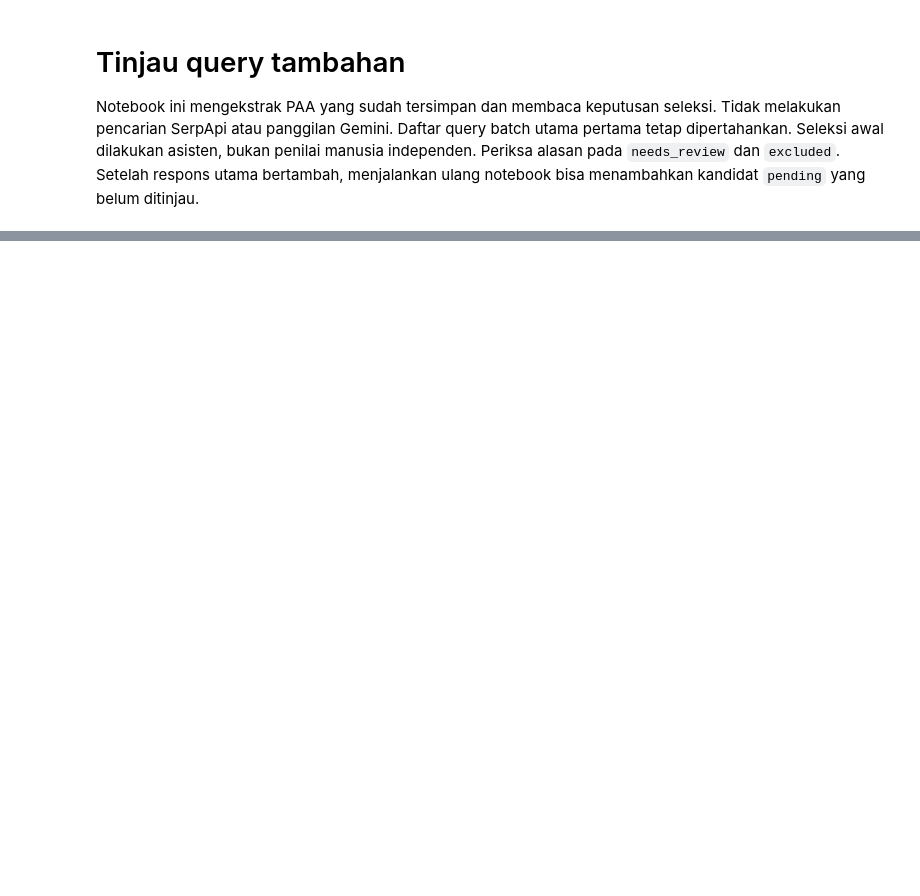
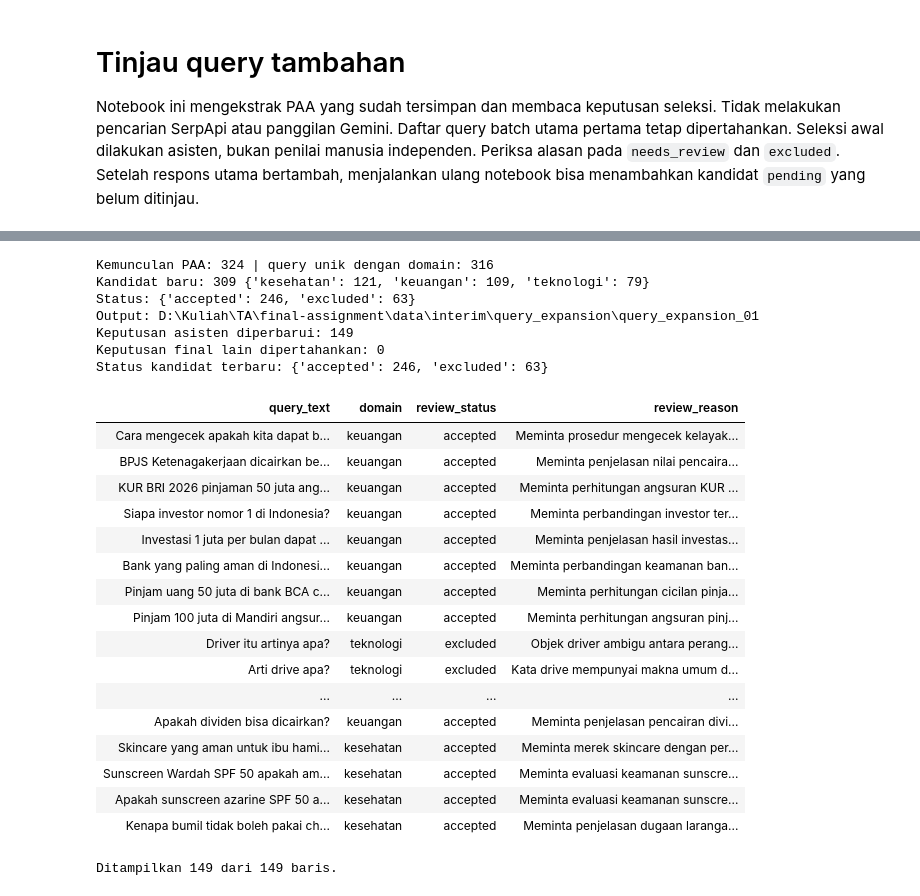
Before and after one commit to mfaruqi35/gemini-citation-id, a Jupyter notebook: notebooks/05_review_query_expansion.ipynb, the cells around one changed output, grey strips where cells are left out. Drawn from its saved outputs; the diff is of its cells as text; code cells hidden in the pictures; blank space fills up the shorter version.

```diff
--- a/notebooks/05_review_query_expansion.ipynb
+++ b/notebooks/05_review_query_expansion.ipynb
@@ -58,0 +1202,61 @@ Keputusan disimpan di `data/manual/query_expansion_01_decisions.csv`. Teks yang
+# %%
+# Terapkan hanya ke query yang belum selesai ditinjau atau masih milik review asisten ini.
+# Keputusan peneliti serta keputusan final lain tidak ditimpa.
+REVIEWER = 'asisten_rubrik_v1'
+current_rows = read_rows(OUTPUT / 'candidates.csv')
+current_by_id = {r['query_id']: r for r in current_rows}
+manual_rows = read_rows(ROOT / 'data/manual' / (config['expansion_id'] + '_decisions.csv'))
+manual_by_id = {r['query_id']: r for r in manual_rows}
+assistant_changes = {}
+skipped = []
+for query_id, decision in assistant_decisions.items():
+    row = current_by_id.get(query_id)
+    if row is None or row['query_text'] != decision['query_text'] or row['domain'] != decision['domain']:
+        raise ValueError(f'Sumber review berubah atau tidak ditemukan: {query_id}')
+    previous = manual_by_id.get(query_id, {})
+    unresolved = row['selection_status'] in {'pending', 'needs_review'}
+    owned = previous.get('reviewer') == REVIEWER
+    if not (unresolved or owned):
+        skipped.append(decision['query_text'])
+        continue
+    change = {k: decision[k] for k in ('language', 'status', 'reason')}
+    change['reviewer'] = REVIEWER
+    if any(previous.get(k) != v for k, v in change.items()):
+        assistant_changes[query_id] = change
+if assistant_changes:
+    candidates = prepare(config, assistant_changes)
+else:
+    candidates = current_rows
+    print('Tidak ada perubahan keputusan asisten yang perlu disimpan.')
+print('Keputusan asisten diperbarui:', len(assistant_changes))
+print('Keputusan final lain dipertahankan:', len(skipped))
+print('Status kandidat terbaru:', dict(Counter(r['selection_status'] for r in candidates)))
+show([current_by_id[qid] | {'review_status': d['status'], 'review_reason': d['reason']}
+      for qid, d in assistant_decisions.items()],
+     ['query_text', 'domain', 'review_status', 'review_reason'], limit=len(assistant_decisions))
+# %% [output]
+Kemunculan PAA: 324 | query unik dengan domain: 316
+Kandidat baru: 309 {'kesehatan': 121, 'keuangan': 109, 'teknologi': 79}
+Status: {'accepted': 246, 'excluded': 63}
+Output: D:\Kuliah\TA\final-assignment\data\interim\query_expansion\query_expansion_01
+Keputusan asisten diperbarui: 149
+Keputusan final lain dipertahankan: 0
+Status kandidat terbaru: {'accepted': 246, 'excluded': 63}
+| query_text | domain | review_status | review_reason |
+| Cara mengecek apakah kita dapat b... | keuangan | accepted | Meminta prosedur mengecek kelayak... |
+| BPJS Ketenagakerjaan dicairkan be... | keuangan | accepted | Meminta penjelasan nilai pencaira... |
+| KUR BRI 2026 pinjaman 50 juta ang... | keuangan | accepted | Meminta perhitungan angsuran KUR ... |
+| Siapa investor nomor 1 di Indonesia? | keuangan | accepted | Meminta perbandingan investor ter... |
+| Investasi 1 juta per bulan dapat ... | keuangan | accepted | Meminta penjelasan hasil investas... |
+| Bank yang paling aman di Indonesi... | keuangan | accepted | Meminta perbandingan keamanan ban... |
+| Pinjam uang 50 juta di bank BCA c... | keuangan | accepted | Meminta perhitungan cicilan pinja... |
+| Pinjam 100 juta di Mandiri angsur... | keuangan | accepted | Meminta perhitungan angsuran pinj... |
+| Driver itu artinya apa? | teknologi | excluded | Objek driver ambigu antara perang... |
+| Arti drive apa? | teknologi | excluded | Kata drive mempunyai makna umum d... |
+| ... | ... | ... | ... |
+| Apakah dividen bisa dicairkan? | keuangan | accepted | Meminta penjelasan pencairan divi... |
+| Skincare yang aman untuk ibu hami... | kesehatan | accepted | Meminta merek skincare dengan per... |
+| Sunscreen Wardah SPF 50 apakah am... | kesehatan | accepted | Meminta evaluasi keamanan sunscre... |
+| Apakah sunscreen azarine SPF 50 a... | kesehatan | accepted | Meminta evaluasi keamanan sunscre... |
+| Kenapa bumil tidak boleh pakai ch... | kesehatan | accepted | Meminta penjelasan dugaan laranga... |
+Ditampilkan 149 dari 149 baris.
```
Also changed, not shown: parts of 10 cells of this notebook, 4 other files.
